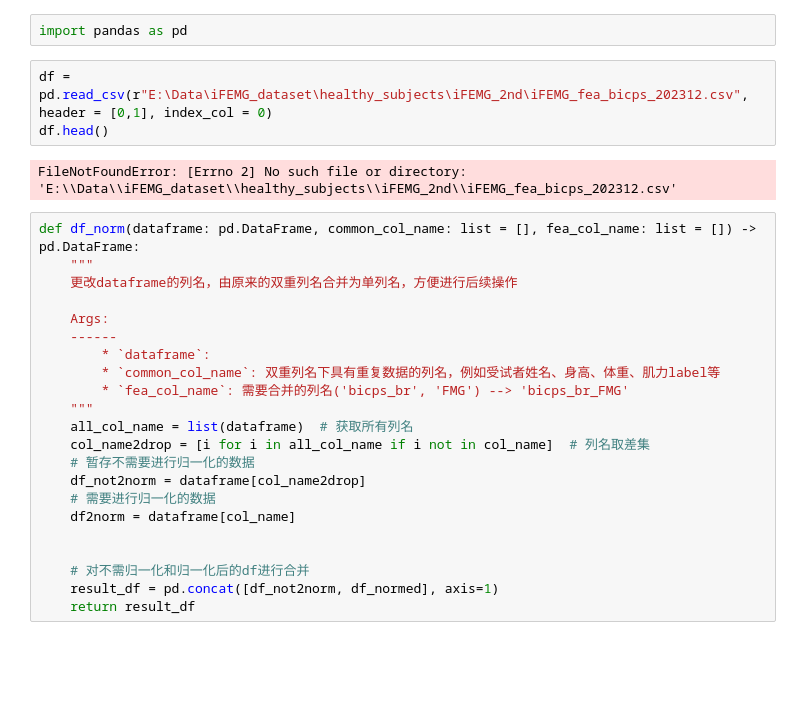
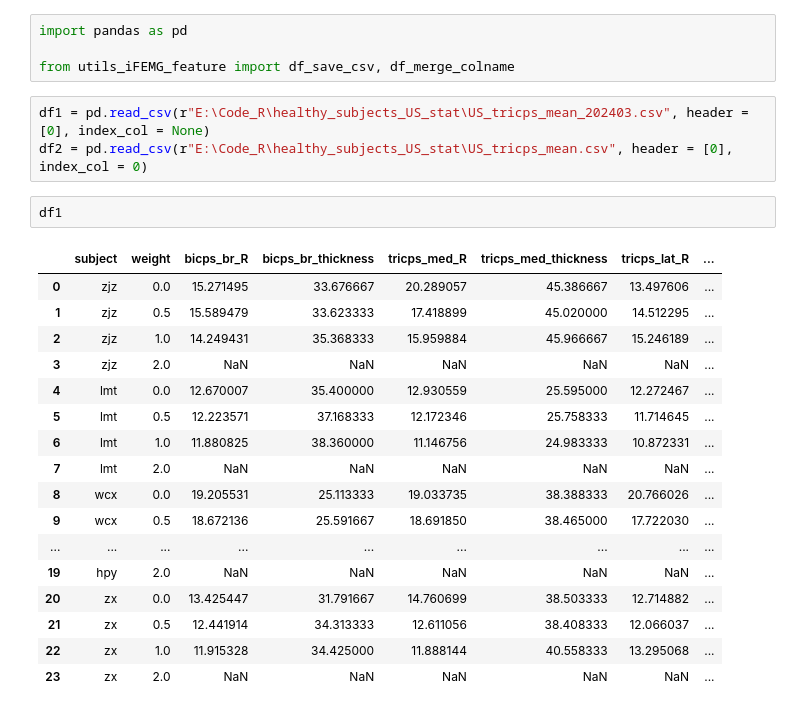
Before and after one commit to WynminMark/FMG-sEMG-processing, a Jupyter notebook: test.ipynb, the cells around one changed output. Cells and saved outputs as stored; diff of their text form; blank space fills up the shorter version.

```diff
--- a/test.ipynb
+++ b/test.ipynb
@@ -1,29 +1,27 @@
 # %%
 import pandas as pd
+
+from utils_iFEMG_feature import df_save_csv, df_merge_colname
-# %%
-df = pd.read_csv(r"E:\Data\iFEMG_dataset\healthy_subjects\iFEMG_2nd\iFEMG_fea_bicps_202312.csv", header = [0,1], index_col = 0)
-df.head()
-# %% [output]
-FileNotFoundError: [Errno 2] No such file or directory: 'E:\\Data\\iFEMG_dataset\\healthy_subjects\\iFEMG_2nd\\iFEMG_fea_bicps_202312.csv'
-# %%
-def df_norm(dataframe: pd.DataFrame, common_col_name: list = [], fea_col_name: list = []) -> pd.DataFrame:
-    """
-    更改dataframe的列名，由原来的双重列名合并为单列名，方便进行后续操作
-
-    Args:
-    ------
-        * `dataframe`:
-        * `common_col_name`: 双重列名下具有重复数据的列名，例如受试者姓名、身高、体重、肌力label等
-        * `fea_col_name`: 需要合并的列名('bicps_br', 'FMG') --> 'bicps_br_FMG'
-    """
-    all_col_name = list(dataframe)  # 获取所有列名
-    col_name2drop = [i for i in all_col_name if i not in col_name]  # 列名取差集
-    # 暂存不需要进行归一化的数据
-    df_not2norm = dataframe[col_name2drop]
-    # 需要进行归一化的数据
-    df2norm = dataframe[col_name]
-
-
-    # 对不需归一化和归一化后的df进行合并
-    result_df = pd.concat([df_not2norm, df_normed], axis=1)
-    return result_df
+# %%
+df1 = pd.read_csv(r"E:\Code_R\healthy_subjects_US_stat\US_tricps_mean_202403.csv", header = [0], index_col = None)
+df2 = pd.read_csv(r"E:\Code_R\healthy_subjects_US_stat\US_tricps_mean.csv", header = [0], index_col = 0)
+# %%
+df1
+# %% [output]
+|  | subject | weight | bicps_br_R | bicps_br_thickness | tricps_med_R | tricps_med_thickness | tricps_lat_R | ... |
+| 0 | zjz | 0.0 | 15.271495 | 33.676667 | 20.289057 | 45.386667 | 13.497606 | ... |
+| 1 | zjz | 0.5 | 15.589479 | 33.623333 | 17.418899 | 45.020000 | 14.512295 | ... |
+| 2 | zjz | 1.0 | 14.249431 | 35.368333 | 15.959884 | 45.966667 | 15.246189 | ... |
+| 3 | zjz | 2.0 | NaN | NaN | NaN | NaN | NaN | ... |
+| 4 | lmt | 0.0 | 12.670007 | 35.400000 | 12.930559 | 25.595000 | 12.272467 | ... |
+| 5 | lmt | 0.5 | 12.223571 | 37.168333 | 12.172346 | 25.758333 | 11.714645 | ... |
+| 6 | lmt | 1.0 | 11.880825 | 38.360000 | 11.146756 | 24.983333 | 10.872331 | ... |
+| 7 | lmt | 2.0 | NaN | NaN | NaN | NaN | NaN | ... |
+| 8 | wcx | 0.0 | 19.205531 | 25.113333 | 19.033735 | 38.388333 | 20.766026 | ... |
+| 9 | wcx | 0.5 | 18.672136 | 25.591667 | 18.691850 | 38.465000 | 17.722030 | ... |
+| ... | ... | ... | ... | ... | ... | ... | ... | ... |
+| 19 | hpy | 2.0 | NaN | NaN | NaN | NaN | NaN | ... |
+| 20 | zx | 0.0 | 13.425447 | 31.791667 | 14.760699 | 38.503333 | 12.714882 | ... |
+| 21 | zx | 0.5 | 12.441914 | 34.313333 | 12.611056 | 38.408333 | 12.066037 | ... |
+| 22 | zx | 1.0 | 11.915328 | 34.425000 | 11.888144 | 40.558333 | 13.295068 | ... |
+| 23 | zx | 2.0 | NaN | NaN | NaN | NaN | NaN | ... |
```
Also changed, not shown: parts of 2 cells of this notebook, 5 other files.
